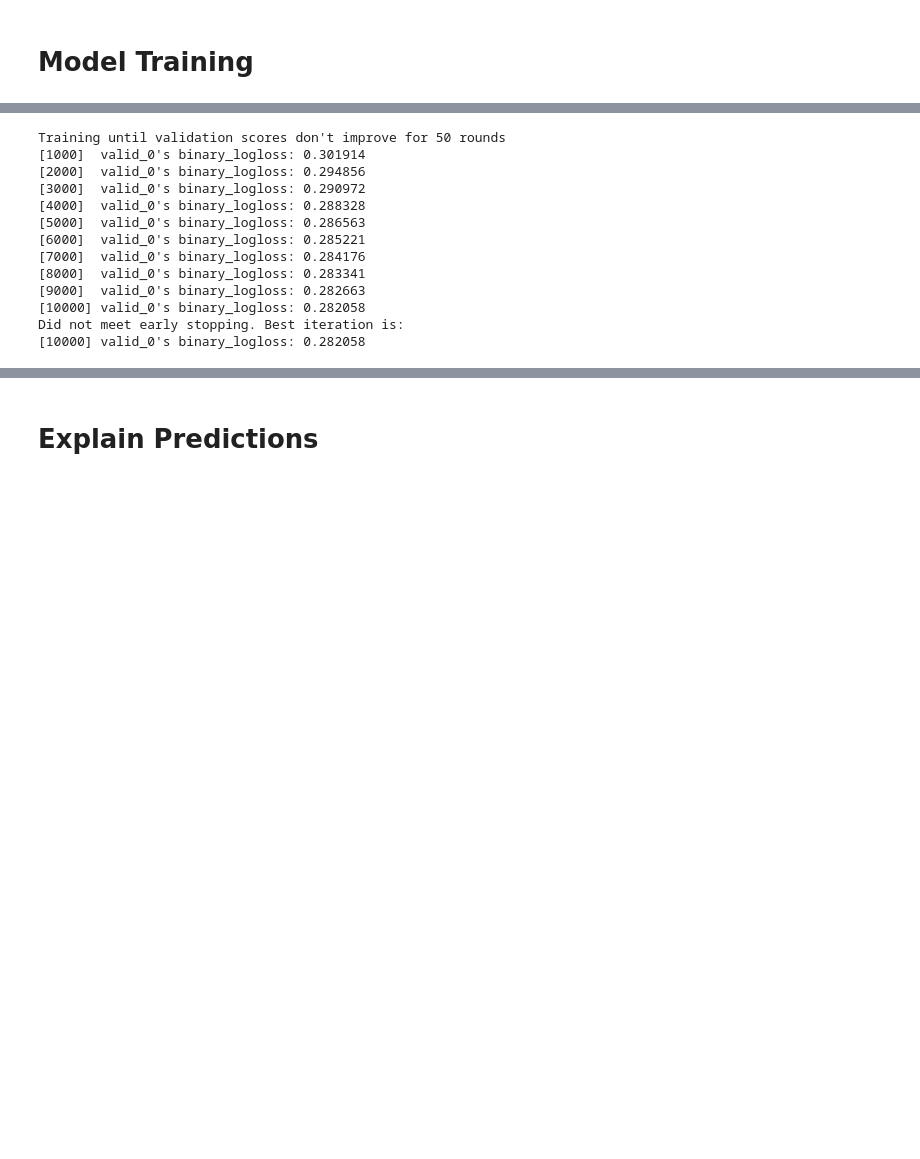
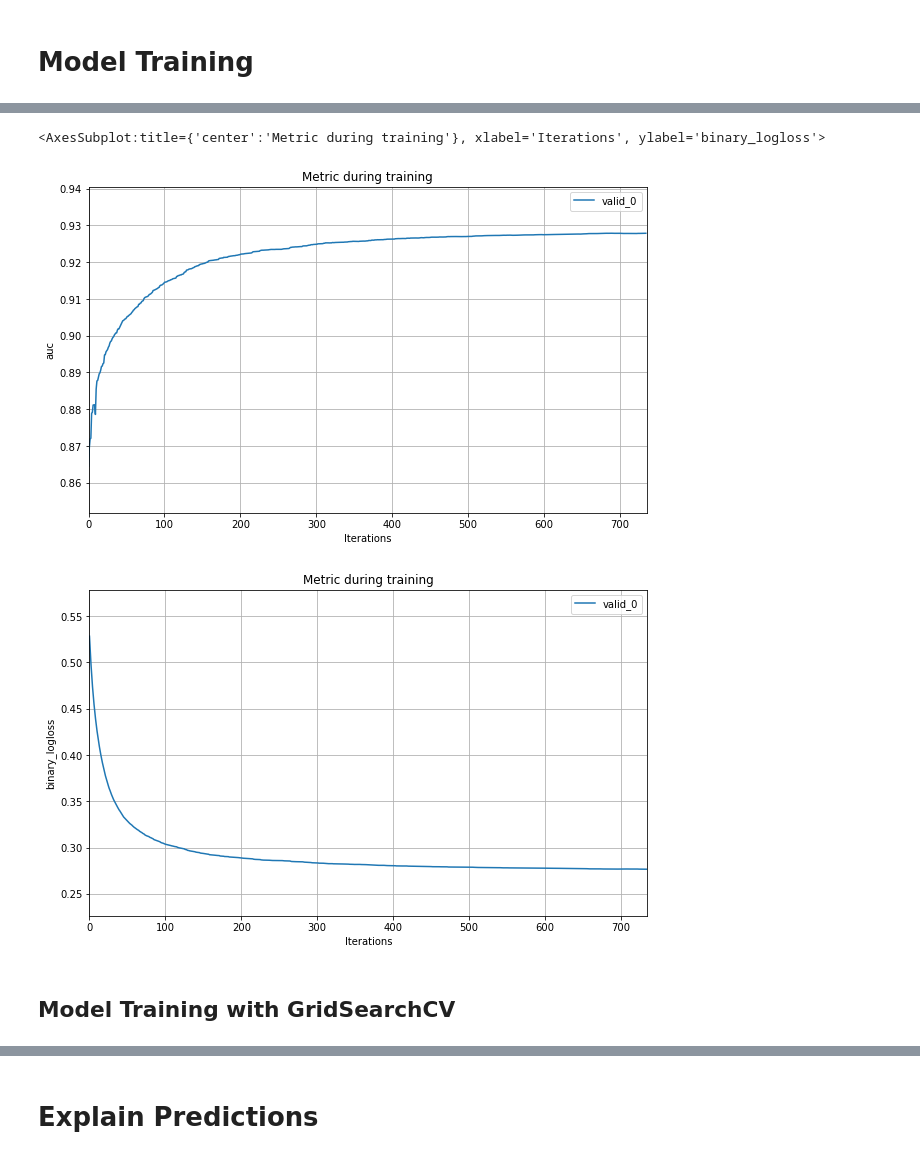
Before and after one commit to mahdiislam79/Adult_income_prediction, a Jupyter notebook: Adult_income_prediction.ipynb, the cells around one changed output, grey strips where cells are left out. Drawn from its saved outputs; the diff is of its cells as text; code cells hidden in the pictures; blank space fills up the shorter version.

```diff
--- a/Adult_income_prediction.ipynb
+++ b/Adult_income_prediction.ipynb
@@ -207,7 +235,14 @@ params = {
     "objective": "binary",           # Defines the application of the model whether it is a regression or classification.
     "metric": "binary_logloss",      # loss for binary classification
     "num_leaves": 10,                # number of leaves. Default is 31. Means number of terminal nodes you want.
-    "verbose": -1,
+    # "verbose": -1,
     "min_data_in_leaf": 100,         # Minimum number of records or samples a tree might have. Used to deal with overfitting
     "boost_from_average": True
 }
+# %%
+lgb_clf = LGBMClassifier(random_state=42,n_jobs=-1, n_estimators=1000,  early_stopping_rounds = 50, eval_metric='auc', **params)
+lgb_clf.fit(X_train, y_train,
+            eval_metric='auc',
+            eval_set=[(X_test, y_test)],
+            early_stopping_rounds=50,
+            verbose=-1)
@@ -214,17 +273,12 @@ params = {
+# %%
+plot_metric(lgb_clf, metric='auc', figsize=(10,6))
+plot_metric(lgb_clf,figsize=(10,6))
+# %% [output]
+<AxesSubplot:title={'center':'Metric during training'}, xlabel='Iterations', ylabel='binary_logloss'>
+[figure, added]
+[figure, added]
 # %%
-model_train = lgb.train(params, d_train,num_boost_round= 10000, valid_sets=[d_test], early_stopping_rounds=50, verbose_eval=1000)
-# model_a = lgb.train(params, da_train,num_boost_round= 10000, valid_sets=[da_test], early_stopping_rounds=50, verbose_eval=1000)
+# model_train = train(params, d_train,num_boost_round= 10000, valid_sets=[d_test], early_stopping_rounds=50, verbose_eval=1000)
+# # # model_a = lgb.train(params, da_train,num_boost_round= 10000, valid_sets=[da_test], early_stopping_rounds=50, verbose_eval=1000)
-# %% [output]
-Training until validation scores don't improve for 50 rounds
-[1000]  valid_0's binary_logloss: 0.301914
-[2000]  valid_0's binary_logloss: 0.294856
-[3000]  valid_0's binary_logloss: 0.290972
-[4000]  valid_0's binary_logloss: 0.288328
-[5000]  valid_0's binary_logloss: 0.286563
-[6000]  valid_0's binary_logloss: 0.285221
-[7000]  valid_0's binary_logloss: 0.284176
-[8000]  valid_0's binary_logloss: 0.283341
-[9000]  valid_0's binary_logloss: 0.282663
-[10000] valid_0's binary_logloss: 0.282058
-Did not meet early stopping. Best iteration is:
-[10000] valid_0's binary_logloss: 0.282058
+# %% [markdown]
+## Model Training with GridSearchCV
```
Also changed, not shown: parts of 19 cells of this notebook.
